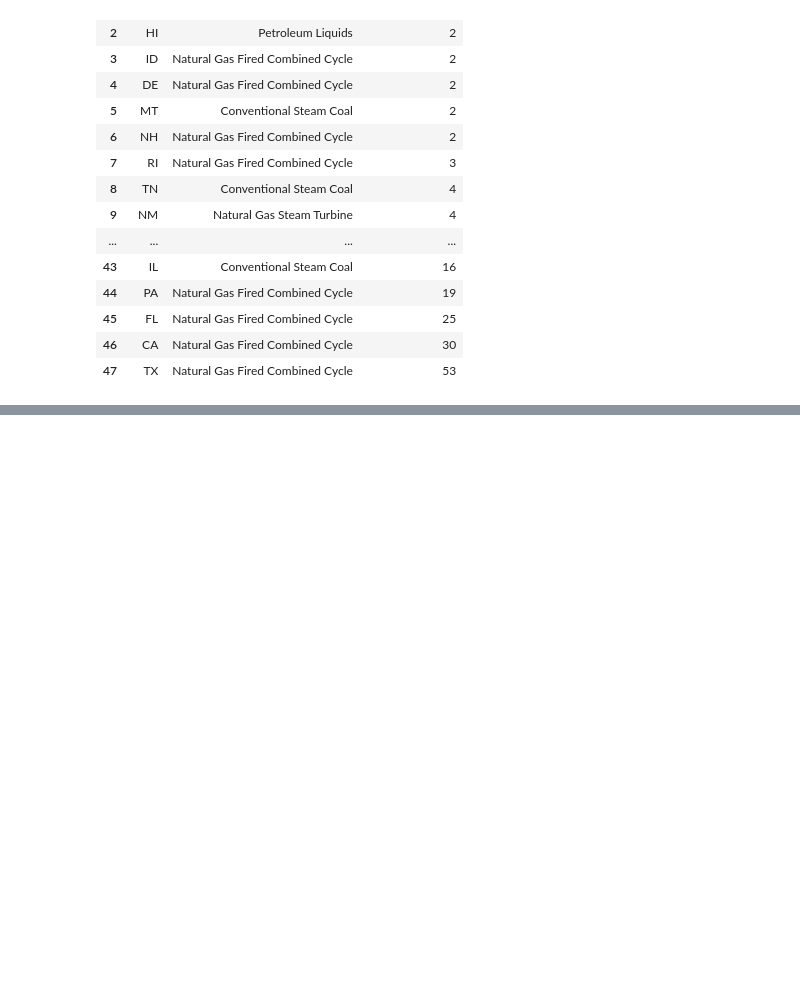
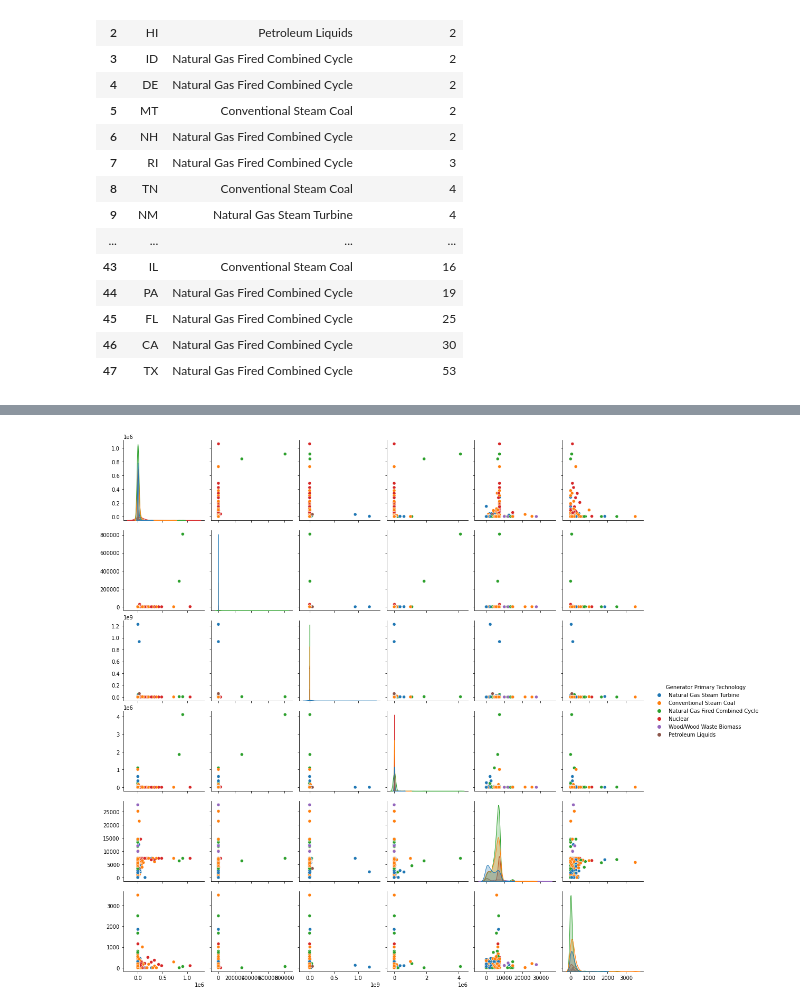
Before and after one commit to bk4210/siads696_team15, a Jupyter notebook: State Exploration and presenting clusters with KNN.ipynb, the cells around one changed output, grey strips where cells are left out. Saved outputs shown, nothing was run; the diff lists cells and outputs as text; code cells hidden in the pictures; blank space fills up the shorter version.

```diff
--- a/State Exploration and presenting clusters with KNN.ipynb
+++ b/State Exploration and presenting clusters with KNN.ipynb
@@ -219,3 +303,19 @@ scores
+# %%
+x6 = x3[['Generator Primary Technology',
+       'Water Withdrawal Volume (Million Gallons)',
+       'Water Consumption Volume (Million Gallons)',
+       'Water Withdrawal Intensity Rate (Gallons / MWh)',
+       'Water Consumption Intensity Rate (Gallons / MWh)',
+       'Cooling Unit Hours in Service',
+       'Average Distance of Water Intake Below Water Surface (Feet)']]
+
+graph3 = sns.pairplot(x6,hue='Generator Primary Technology')
+
+graph3.set(xlabel = None)
+graph3.set(ylabel = None)
+plt.show()
+# %% [output]
+[figure, added]
 # %%
 ## Logistic Regression for anomaly detection
 
```
Also changed, not shown: parts of 16 cells of this notebook.
